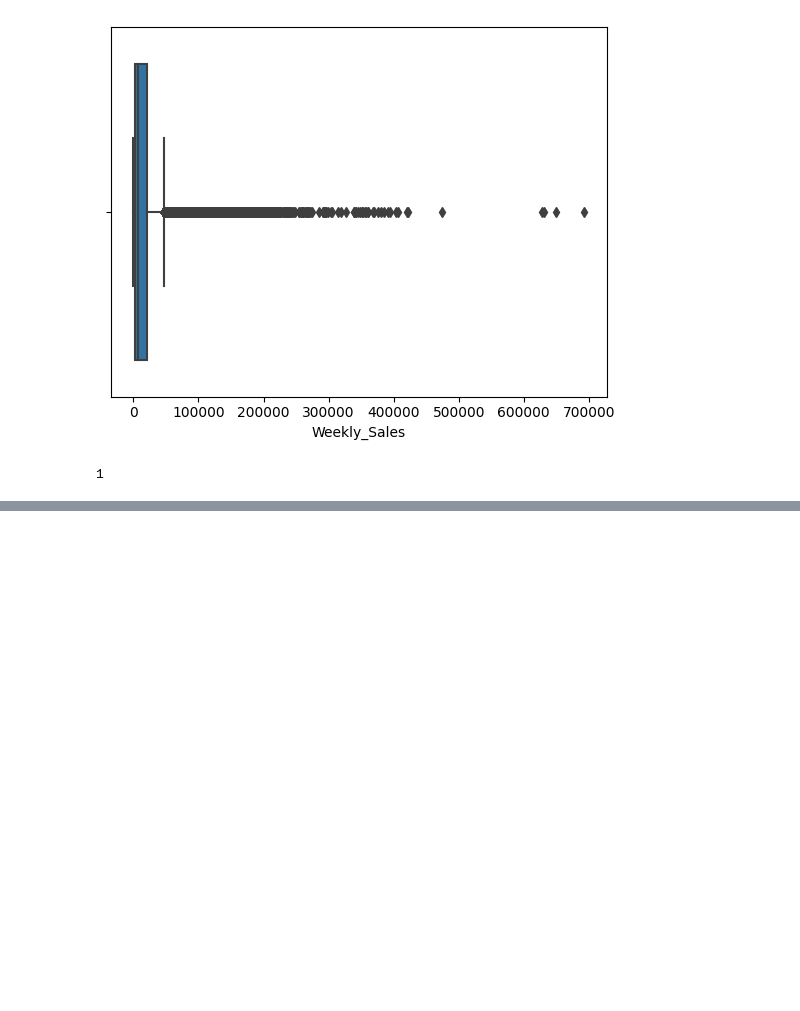
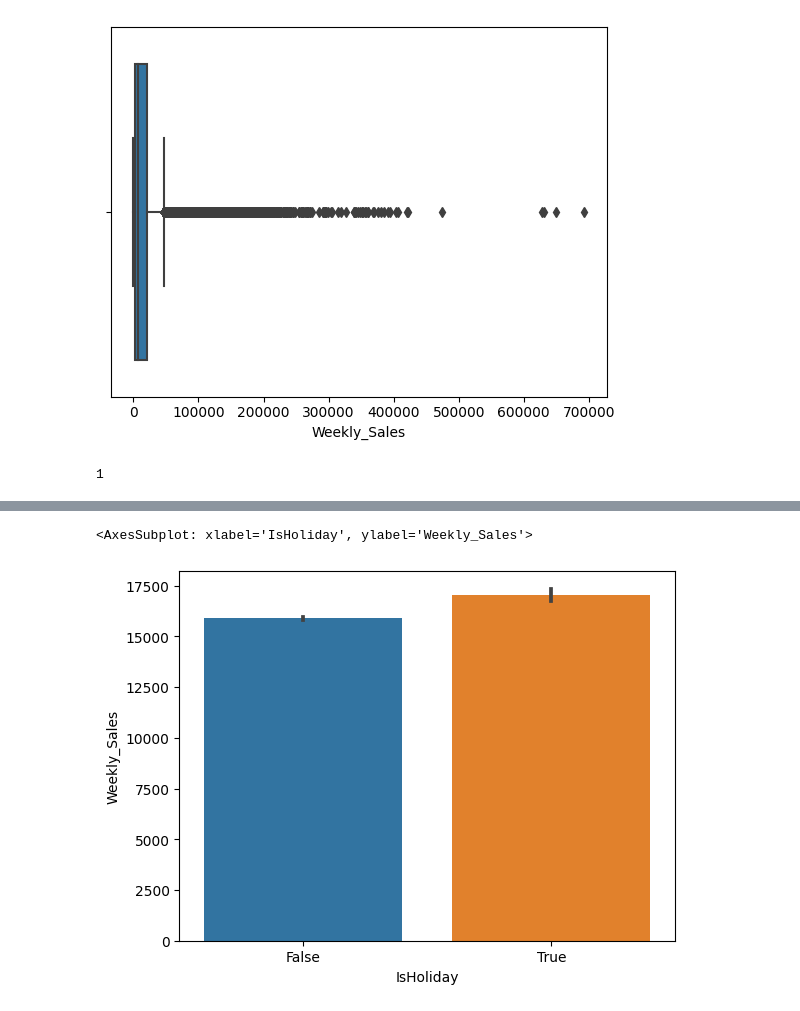
Before and after one commit to parn-jain/Data_Analytsis_Projects, a Jupyter notebook: ML Projects/Walmart/Walmart Sales Predction.ipynb, the cells around one changed output, grey strips where cells are left out. Cells and saved outputs as stored; diff of their text form; code cells hidden in the pictures; blank space fills up the shorter version.

```diff
--- a/ML Projects/Walmart/Walmart Sales Predction.ipynb
+++ b/ML Projects/Walmart/Walmart Sales Predction.ipynb
@@ -230,0 +258,5 @@ array([211, 210, 212, 213, 214, 215, 216, 217, 218, 219, 220, 221, 222,
+# %%
+sns.barplot(x='IsHoliday', y = 'Weekly_Sales', data = data)
+# %% [output]
+<AxesSubplot: xlabel='IsHoliday', ylabel='Weekly_Sales'>
+[figure, added]
```
Also changed, not shown: parts of 43 cells of this notebook, 1 other file.
